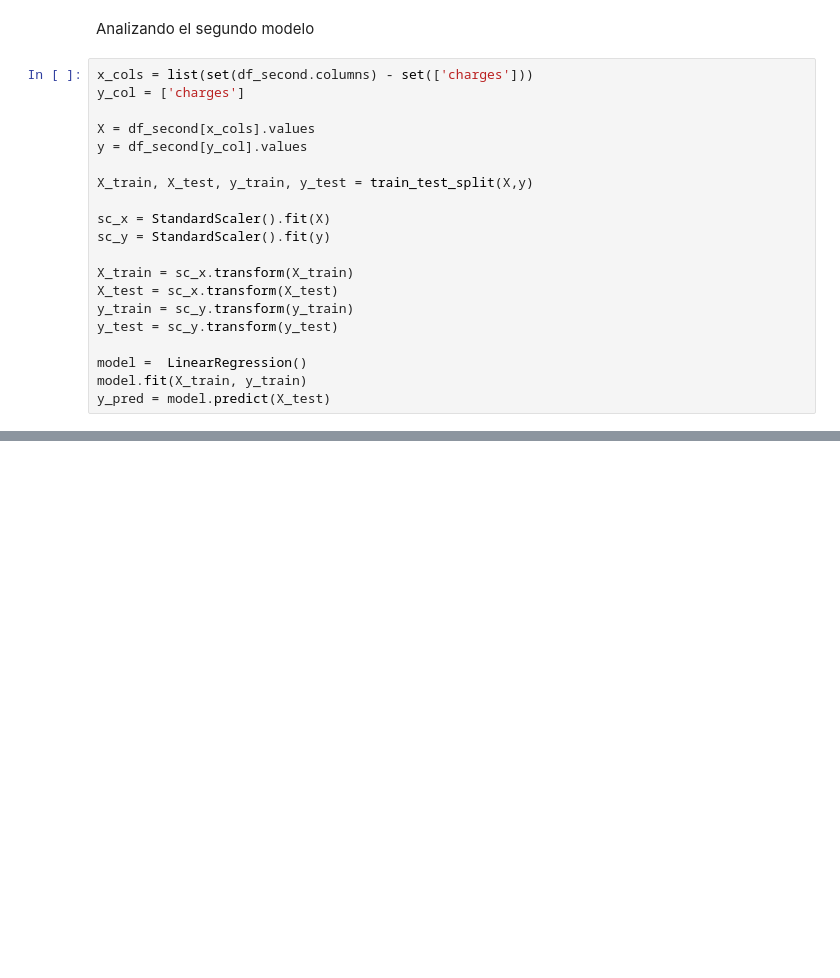
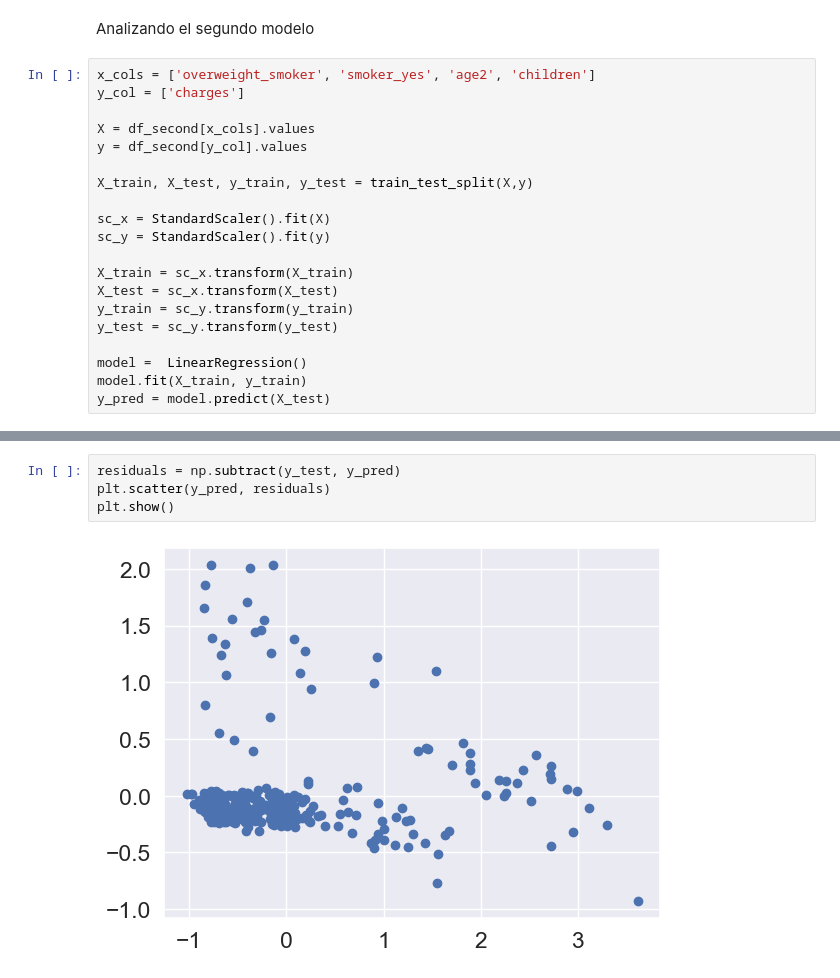
Before and after one commit to jasonssdev/data-science, a Jupyter notebook: machine-learning/notebooks/Proyecto_Final_Template.ipynb, the cells around one changed output, grey strips where cells are left out. Drawn from its saved outputs; the diff is of its cells as text; blank space fills up the shorter version.

```diff
--- a/machine-learning/notebooks/Proyecto_Final_Template.ipynb
+++ b/machine-learning/notebooks/Proyecto_Final_Template.ipynb
@@ -263,7 +272,7 @@ df_second['overweight_smoker'] = df_second.bmi * df_second.smoker_yes
 # %% [markdown]
 Analizando el segundo modelo
 # %%
-x_cols = list(set(df_second.columns) - set(['charges']))
+x_cols = ['overweight_smoker', 'smoker_yes', 'age2', 'children']
 y_col = ['charges']
 
 X = df_second[x_cols].values
@@ -284,0 +333,6 @@ y_pred = model.predict(X_test)
+# %%
+residuals = np.subtract(y_test, y_pred)
+plt.scatter(y_pred, residuals)
+plt.show()
+# %% [output]
+[figure, added]
```
Also changed, not shown: parts of 5 cells of this notebook.
